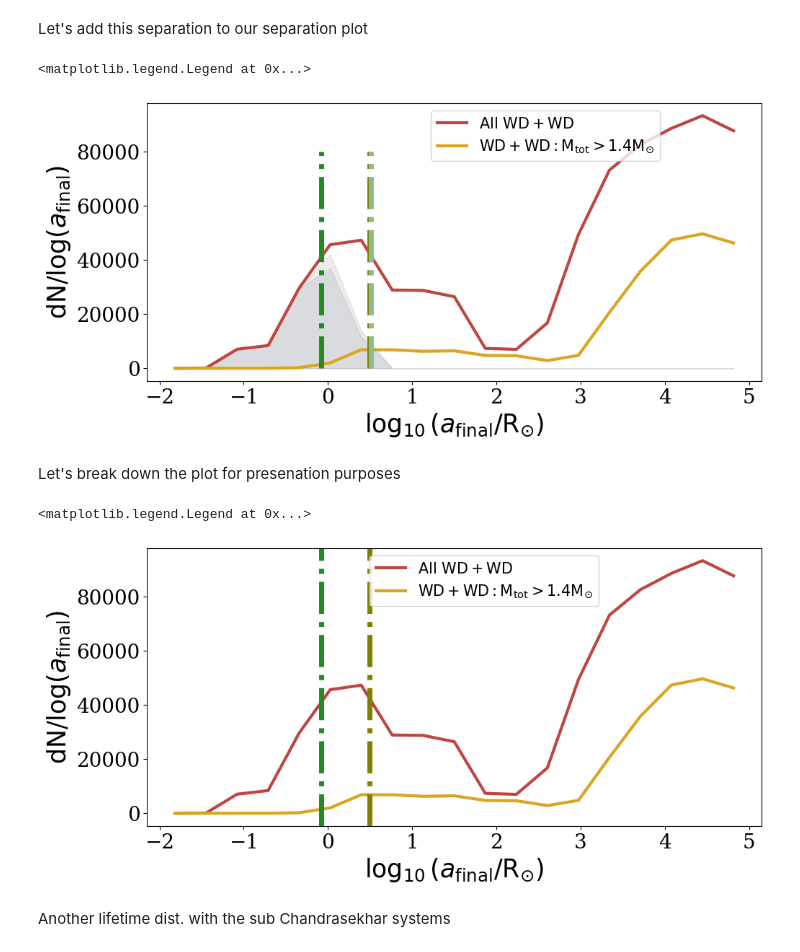
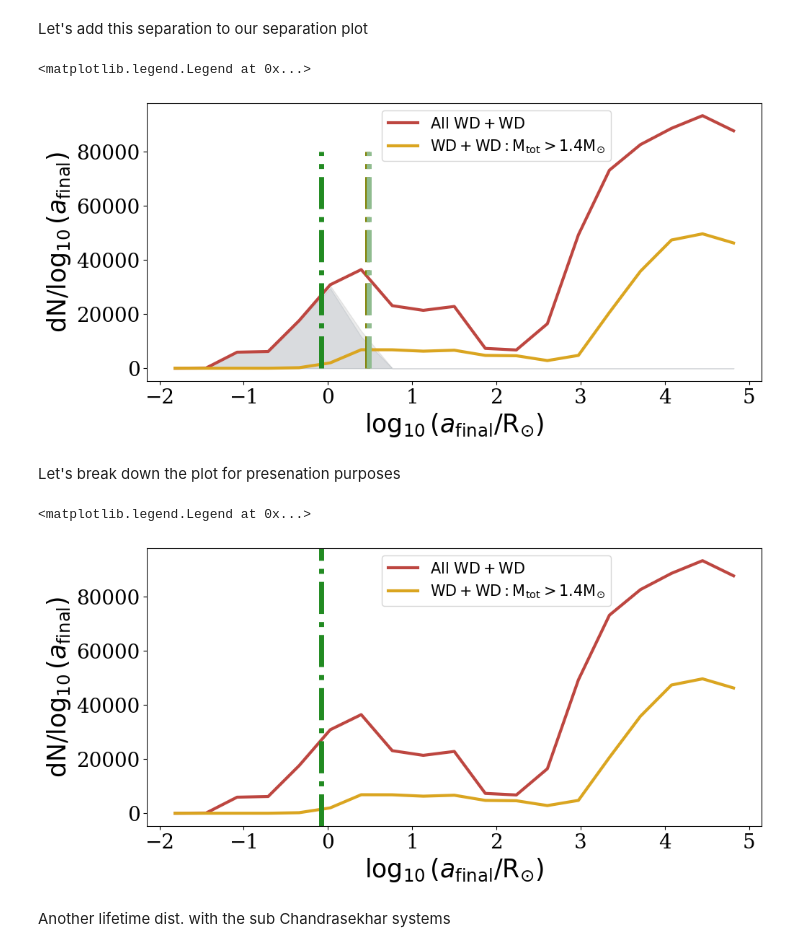
Before and after one commit to melanie-santiago26/research_work, a Jupyter notebook: making_figures/WD_WD_postprocessing.ipynb, the cells around one changed output. Saved outputs shown, nothing was run; the diff lists cells and outputs as text; code cells hidden in the pictures.

```diff
--- a/making_figures/WD_WD_postprocessing.ipynb
+++ b/making_figures/WD_WD_postprocessing.ipynb
@@ -313,0 +370,4 @@ array([     8,     17,     26, ..., 841009, 841046, 841099])
+# %%
+t_delay_lg_co_array = np.array(t_delay_lg_co)
+# %%
+SP_COWD_data['Delay_Time(Yr)'] = t_delay_lg_co_array
@@ -481,9 +549,9 @@ print(np.mean(SP_WDWD_data_sb_chandra['Mass(2)']))
 # %%
 ## finding what masses to use for the
 
-SP_WDWD_data_sb_chandra_mass = SP_WDWD_data_sb_chandra.loc[SP_WDWD_data_sb_chandra['Mass(1)']<(1.01)*np.mean(SP_WDWD_data_sb_chandra['Mass(1)'])]
-mass1_case = max(SP_WDWD_data_sb_chandra_mass['Mass(1)'])
+SP_COWD_data_sb_chandra_mass = SP_COWD_data.loc[SP_COWD_data['Mass(1)']<(1.01)*np.mean(SP_COWD_data['Mass(1)'])]
+mass1_case = max(SP_COWD_data_sb_chandra_mass['Mass(1)'])
 print('mass 1 =',mass1_case)
-mass2_case = float(SP_WDWD_data_sb_chandra_mass.loc[SP_WDWD_data_sb_chandra_mass['Mass(1)']==max(SP_WDWD_data_sb_chandra_mass['Mass(1)'])]['Mass(2)'])
+mass2_case = float(SP_COWD_data_sb_chandra_mass.loc[SP_COWD_data_sb_chandra_mass['Mass(1)']==max(SP_COWD_data_sb_chandra_mass['Mass(1)'])]['Mass(2)'])
 print('mass 2 =',mass2_case)
 # %% [output]
@@ -586,8 +648,8 @@ separation for a<R1+R2: 0.8252271405502904
 # %% [markdown]
 Let's make a sub-selection of the data above for M_tot > 1.4 solar masses
 # %%
-chandra_bool = SP_WDWD_data_sb_chandra['Mass(1)'] + SP_WDWD_data_sb_chandra['Mass(2)'] > 1.4
-SP_WDWD_data_chandra = SP_WDWD_data_sb_chandra[chandra_bool]
+chandra_bool = SP_WDWD_data['Mass(1)'] + SP_WDWD_data['Mass(2)'] > 1.4
+SP_WDWD_data_chandra = SP_WDWD_data[chandra_bool]
 # %% [markdown]
 Let's make dataslices for where t_col < t_H and t_delay < t_H
 # %%
@@ -607,8 +671,8 @@ plt.figure(figsize=(11,5))
 
 # in histograms usually want to take the log of the value rather than changing the y or xscale to log
 # helps us keep track of what values we are actually plotting
-separations_log = np.log10(SP_WDWD_data_sb_chandra['SemiMajorAxis'])
-hist, bin_edges = np.histogram(separations_log, weights=SP_WDWD_data_sb_chandra['mixture_weight'],bins=np.linspace(-2,5,20))
+separations_log = np.log10(SP_COWD_data['SemiMajorAxis'])
+hist, bin_edges = np.histogram(separations_log, weights=SP_COWD_data['mixture_weight'],bins=np.linspace(-2,5,20))
 center_bins = (bin_edges[:-1] + bin_edges[1:])/2
 bin_width = np.diff(bin_edges)
 
@@ -656,20 +720,20 @@ plt.vlines(np.log10(separation_stellar_merger),color='forestgreen',linestyle='-.
 
 ## labeling
 plt.xlabel(r"$\log_{10}(a_{\mathrm{final}}/\mathrm{R_{\odot}})$",fontsize=25)
-plt.ylabel(r"$\mathrm{dN}$/$\log(a_{\mathrm{final}})$",fontsize=25)
+plt.ylabel(r"$\mathrm{dN}$/$\log_{10}(a_{\mathrm{final}})$",fontsize=25)
 plt.xticks(fontsize=20)
 plt.yticks(fontsize=20)
 
 ## plt.ticks
 
 
-plt.legend(loc='upper left',bbox_to_anchor=(0.45,1),fontsize=15)
+plt.legend(loc='upper left',bbox_to_anchor=(0.37,1),fontsize=15)
 
 ## save figure
 # plt.savefig("separations_distribution.pdf",bbox_inches='tight',pad_inches=0.1)
 # %% [output]
 <matplotlib.legend.Legend at 0x...>
-[figure, old version]
+[figure, new version]
 # %% [markdown]
 Let's break down the plot for presenation purposes
 # %%
@@ -679,8 +743,8 @@ plt.figure(figsize=(11,5))
 
 # in histograms usually want to take the log of the value rather than changing the y or xscale to log
 # helps us keep track of what values we are actually plotting
-separations_log = np.log10(SP_WDWD_data_sb_chandra['SemiMajorAxis'])
-hist, bin_edges = np.histogram(separations_log, weights=SP_WDWD_data_sb_chandra['mixture_weight'],bins=np.linspace(-2,5,20))
+separations_log = np.log10(SP_COWD_data['SemiMajorAxis'])
+hist, bin_edges = np.histogram(separations_log, weights=SP_COWD_data['mixture_weight'],bins=np.linspace(-2,5,20))
 center_bins = (bin_edges[:-1] + bin_edges[1:])/2
 bin_width = np.diff(bin_edges)
 
@@ -694,7 +758,7 @@ bin_width_chandra = np.diff(bin_edges_chandra)
 
 plt.plot(center_bins_chandra,hist_chandra/bin_width_chandra,lw=3,color='goldenrod', label=r'$\mathrm{WD+WD: M_{tot} > 1.4 M_{\odot}}$')
 
-# # small coalescence times
+# small coalescence times
 # separations_log_col = np.log10(SP_WDWD_col['SemiMajorAxis'])
 # hist_col, bin_edges_col = np.histogram(separations_log_col, weights=SP_WDWD_col['mixture_weight'],bins=np.linspace(-2,5,20))
 # center_bins_col = (bin_edges_col[:-1] + bin_edges_col[1:])/2
@@ -709,39 +773,39 @@ plt.plot(center_bins_chandra,hist_chandra/bin_width_chandra,lw=3,color='goldenro
 # separations_log_delay = np.log10(SP_WDWD_delay['SemiMajorAxis'])
 # hist_delay, bin_edges_delay = np.histogram(separations_log_delay, weights=SP_WDWD_delay['mixture_weight'],bins=np.linspace(-2,5,20))
 # center_bins_delay = (bin_edges_delay[:-1] + bin_edges_delay[1:])/2
 # bin_width_delay = np.diff(bin_edges_delay)
 
 # # plt.plot(center_bins_delay,hist_delay/bin_width_delay,color='grey')
 # plt.fill_between(center_bins_delay, hist_delay/bin_width_delay,
 #                 alpha=0.15,
 #                 color="slategray")#,label=r'LVK BNS Rate $\mathrm{z=0.2}$')
 
 
 ### adding the extra separation conditions
 
 ## max(m2), min(m1)
-plt.axvline(np.log10(separation_tdel),color='olive',linestyle='-.',linewidth=5)#,ymin=0,ymax=80000)#, label=r'$t_{delay} < t_{hubble}$')
-# plt.vlines(np.log10(separation_tcol), color='darkseagreen',linestyle='-.',linewidth=5,ymin=0,ymax=80000)#, label=r'$t_{col} < t_{hubble}$')
-plt.axvline(np.log10(separation_stellar_merger),color='forestgreen',linestyle='-.',linewidth=5)#,ymin=0,ymax=80000)#, label=r'$t_{delay}(r_{1} + r_{2} < a)$')
+# plt.axvline(np.log10(separation_tdel),color='olive',linestyle='-.',linewidth=5)#, label=r'$t_{delay} < t_{hubble}$')
+# plt.axvline(np.log10(separation_tcol), color='darkseagreen',linestyle='-.',linewidth=5)#, label=r'$t_{col} < t_{hubble}$')
+plt.axvline(np.log10(separation_stellar_merger),color='forestgreen',linestyle='-.',linewidth=5)#, label=r'$t_{delay}(r_{1} + r_{2} < a)$')
 
 
 
 ## labeling
 plt.xlabel(r"$\log_{10}(a_{\mathrm{final}}/\mathrm{R_{\odot}})$",fontsize=25)
-plt.ylabel(r"$\mathrm{dN}$/$\log(a_{\mathrm{final}})$",fontsize=25)
+plt.ylabel(r"$\mathrm{dN}$/$\log_{10}(a_{\mathrm{final}})$",fontsize=25)
 plt.xticks(fontsize=20)
 plt.yticks(fontsize=20)
 
 ## plt.ticks
 
 
-plt.legend(loc='upper left',bbox_to_anchor=(0.35,1),fontsize=15)
+plt.legend(loc='upper left',bbox_to_anchor=(0.37,1),fontsize=15)
 
 ## save figure
 # plt.savefig("separations_distribution.pdf",bbox_inches='tight',pad_inches=0.1)
 # %% [output]
 <matplotlib.legend.Legend at 0x...>
-[figure, old version]
+[figure, new version]
 # %% [markdown]
 Another lifetime dist. with the sub Chandrasekhar systems
 # %%
```
Also changed, not shown: parts of 35 cells of this notebook, 2 other files.
